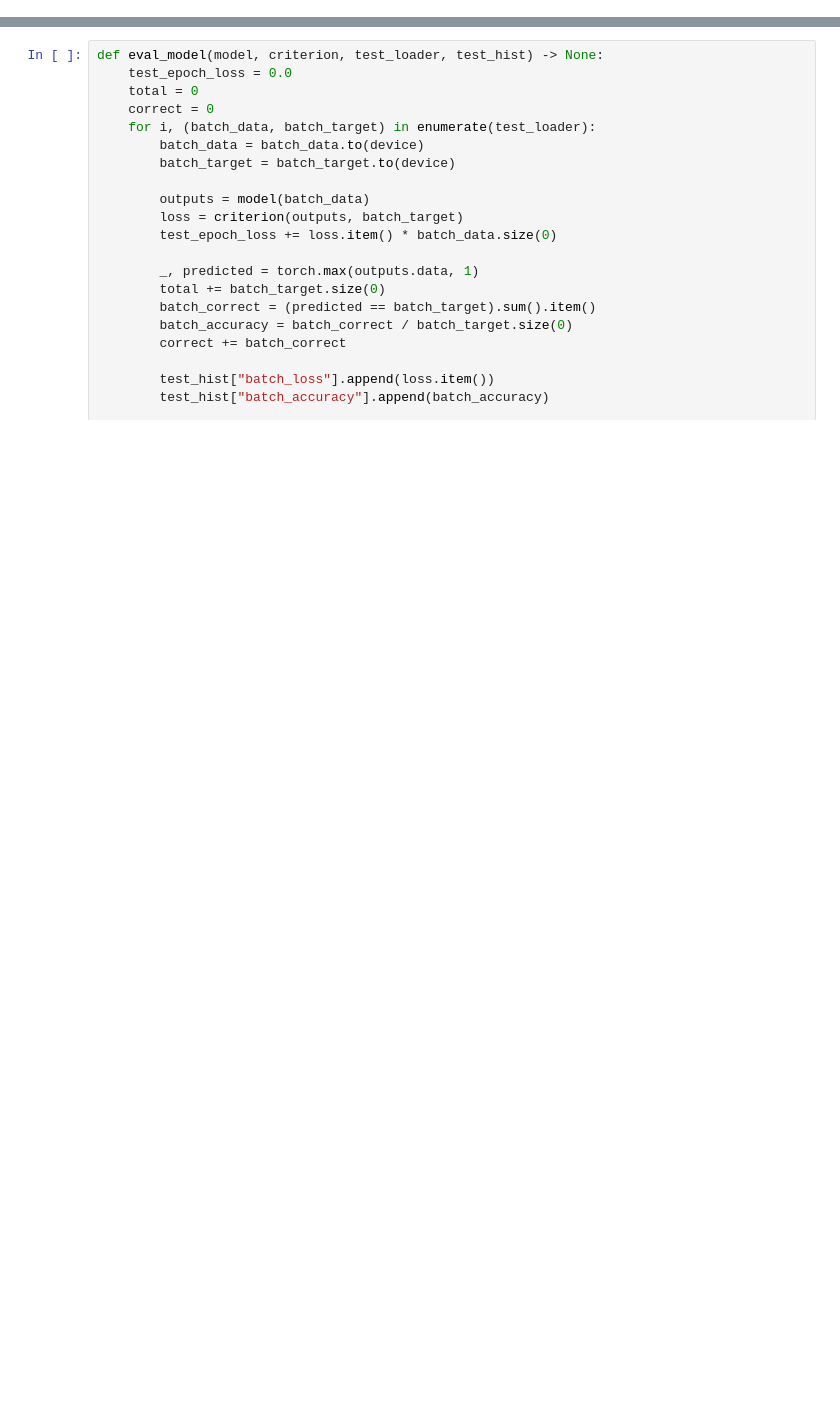
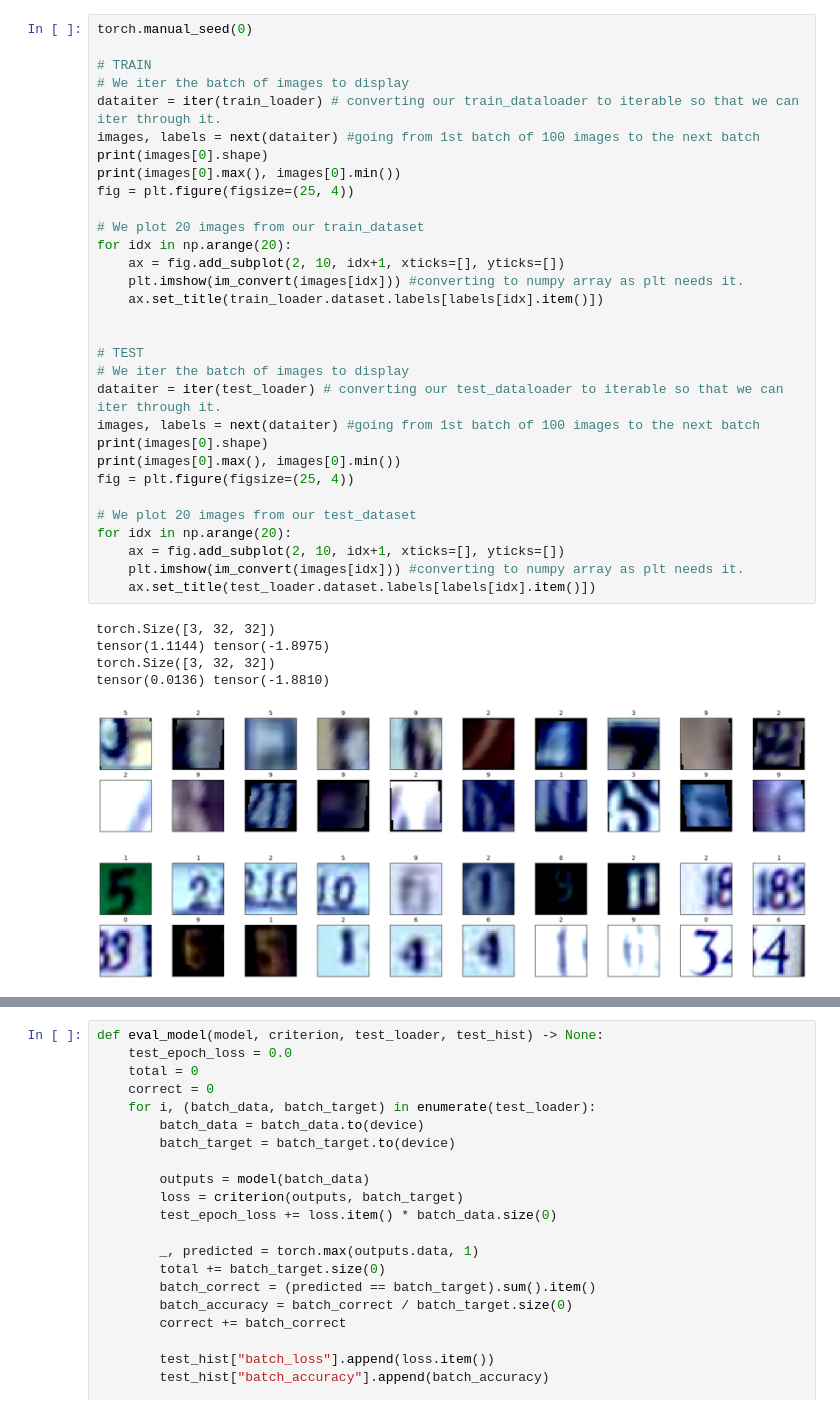
Before and after one commit to fxrshed/SANIA, a Jupyter notebook: experiments/DNN.ipynb, the cells around one changed output, grey strips where cells are left out. Drawn from its saved outputs; the diff is of its cells as text; blank space fills up the shorter version.

```diff
--- a/experiments/DNN.ipynb
+++ b/experiments/DNN.ipynb
@@ -75,3 +111,41 @@ for idx in np.arange(20):
+# %%
+torch.manual_seed(0)
+
+# TRAIN
+# We iter the batch of images to display
+dataiter = iter(train_loader) # converting our train_dataloader to iterable so that we can iter through it.
+images, labels = next(dataiter) #going from 1st batch of 100 images to the next batch
+print(images[0].shape)
+print(images[0].max(), images[0].min())
+fig = plt.figure(figsize=(25, 4))
+
+# We plot 20 images from our train_dataset
+for idx in np.arange(20):
+    ax = fig.add_subplot(2, 10, idx+1, xticks=[], yticks=[])
+    plt.imshow(im_convert(images[idx])) #converting to numpy array as plt needs it.
+    ax.set_title(train_loader.dataset.labels[labels[idx].item()])
+
+
+# TEST
+# We iter the batch of images to display
+dataiter = iter(test_loader) # converting our test_dataloader to iterable so that we can iter through it.
+images, labels = next(dataiter) #going from 1st batch of 100 images to the next batch
+print(images[0].shape)
+print(images[0].max(), images[0].min())
+fig = plt.figure(figsize=(25, 4))
+
+# We plot 20 images from our test_dataset
+for idx in np.arange(20):
+    ax = fig.add_subplot(2, 10, idx+1, xticks=[], yticks=[])
+    plt.imshow(im_convert(images[idx])) #converting to numpy array as plt needs it.
+    ax.set_title(test_loader.dataset.labels[labels[idx].item()])
+# %% [output]
+torch.Size([3, 32, 32])
+tensor(1.1144) tensor(-1.8975)
+torch.Size([3, 32, 32])
+tensor(0.0136) tensor(-1.8810)
+[figure, added]
+[figure, added]
 # %%
 class LeNet5(nn.Module):
     def __init__(self, num_classes: int = 2):
```
Also changed, not shown: parts of 16 cells of this notebook, 19 other files.
